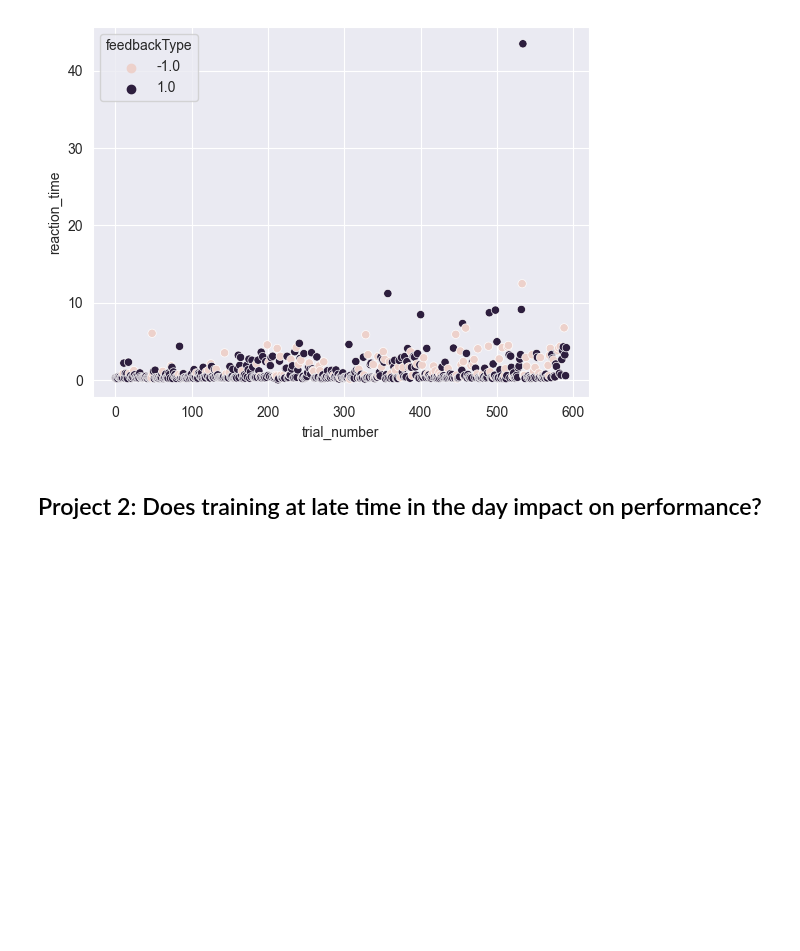
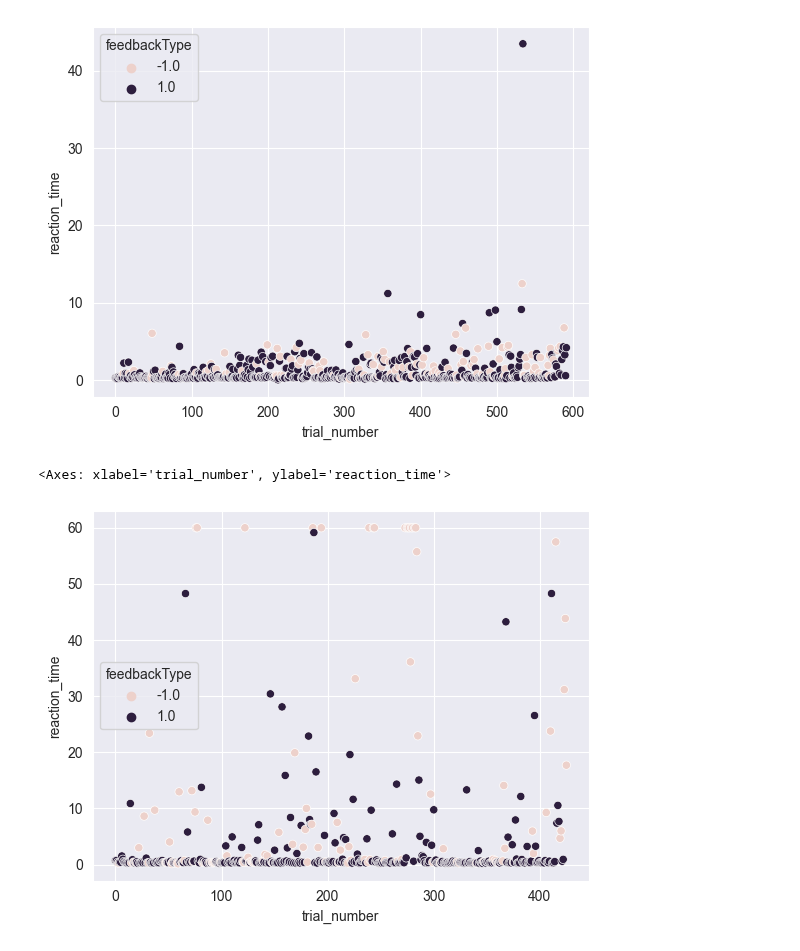
Before and after one commit to int-brain-lab/iblcourse, a Jupyter notebook: sources/behavior_course/course.ipynb, the cells around one changed output. Drawn from its saved outputs; the diff is of its cells as text; code cells hidden in the pictures; blank space fills up the shorter version.

```diff
--- a/sources/behavior_course/course.ipynb
+++ b/sources/behavior_course/course.ipynb
@@ -382,5 +382,9 @@ sns.scatterplot(data=df_trial[df_trial['eid'] == eid], x='trial_number', y='reac
 # %% [output]
 <Axes: xlabel='trial_number', ylabel='reaction_time'>
 [figure]
-# %% [markdown]
-## Project 2: Does training at late time in the day impact on performance?
+# %%
+eid = '032452e9-1886-449d-9c13-0f192572e19f'
+sns.scatterplot(data=df_trial[df_trial['eid'] == eid], x='trial_number', y='reaction_time', hue='feedbackType')
+# %% [output]
+<Axes: xlabel='trial_number', ylabel='reaction_time'>
+[figure, added]
```
Also changed, not shown: parts of 12 cells of this notebook.
